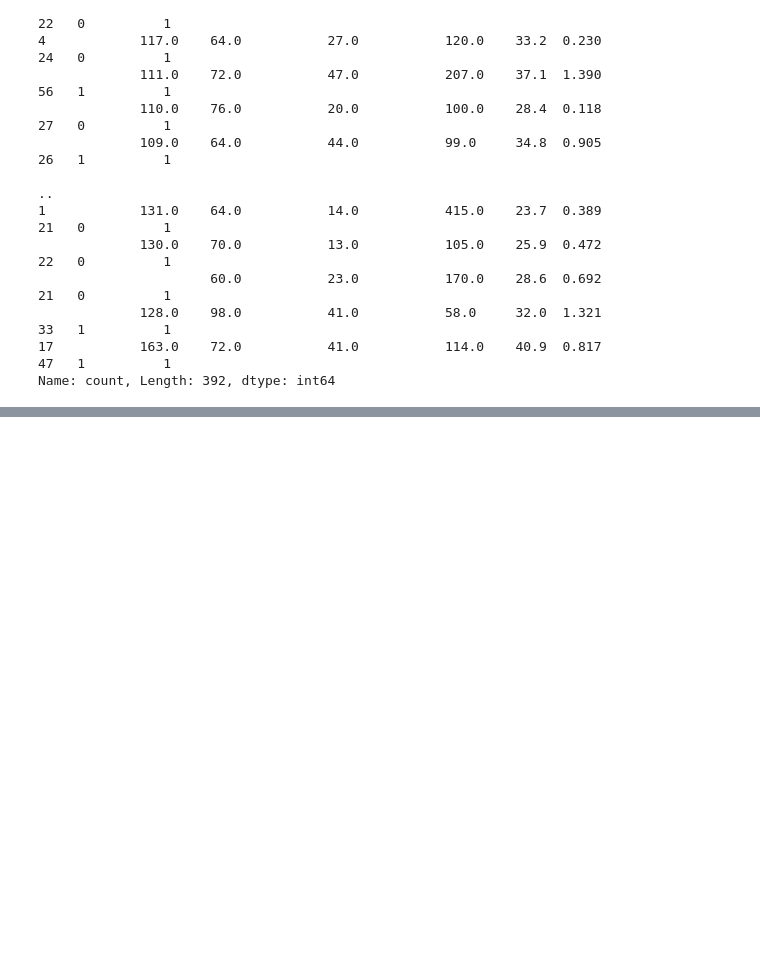
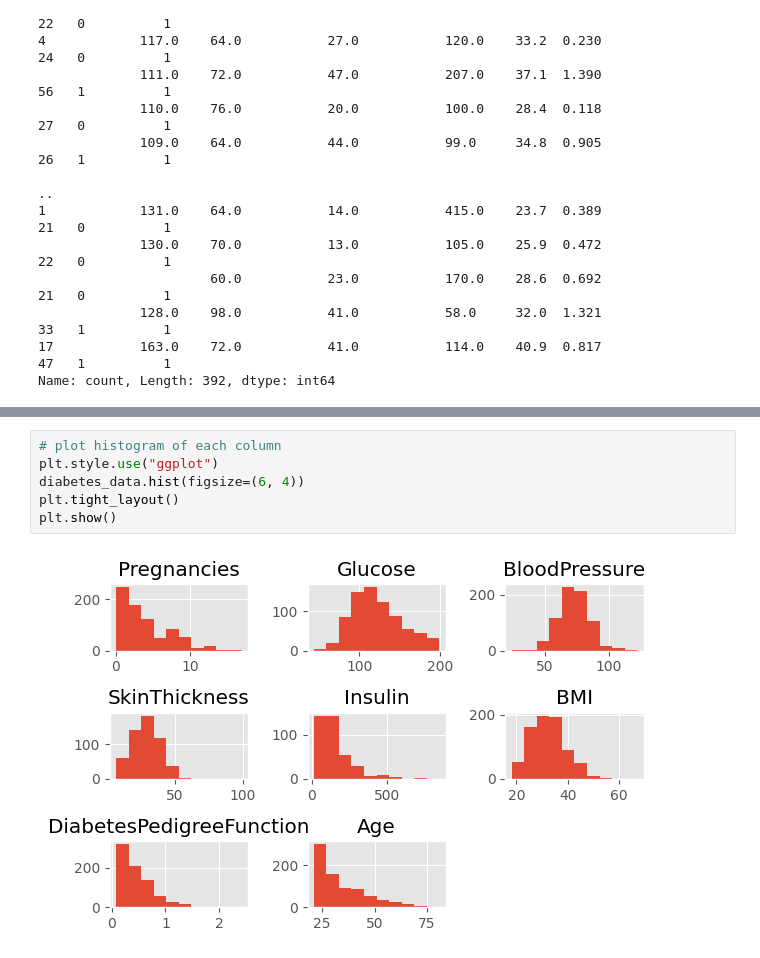
Before and after one commit to N1ch0l4sM/EDA-Diagnosing-Diabetes, a Jupyter notebook: EDA Diagnosing Diabetes.ipynb, the cells around one changed output, grey strips where cells are left out. Cells and saved outputs as stored; diff of their text form; blank space fills up the shorter version.

```diff
--- a/EDA Diagnosing Diabetes.ipynb
+++ b/EDA Diagnosing Diabetes.ipynb
@@ -266,0 +275,8 @@ Name: count, Length: 392, dtype: int64
+# %%
+# plot histogram of each column
+plt.style.use("ggplot")
+diabetes_data.hist(figsize=(6, 4))
+plt.tight_layout()
+plt.show()
+# %% [output]
+[figure, added]
```
Also changed, not shown: parts of 7 cells of this notebook.
